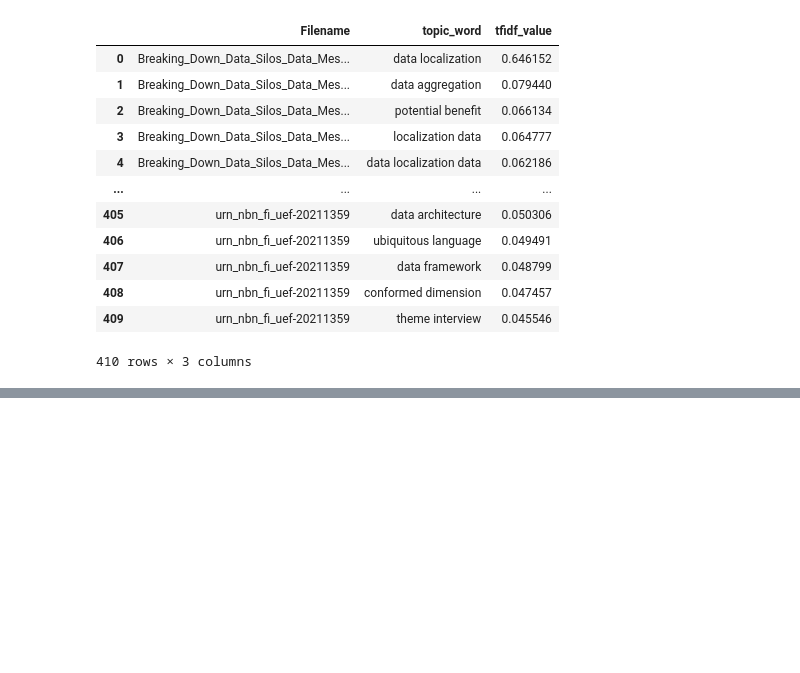
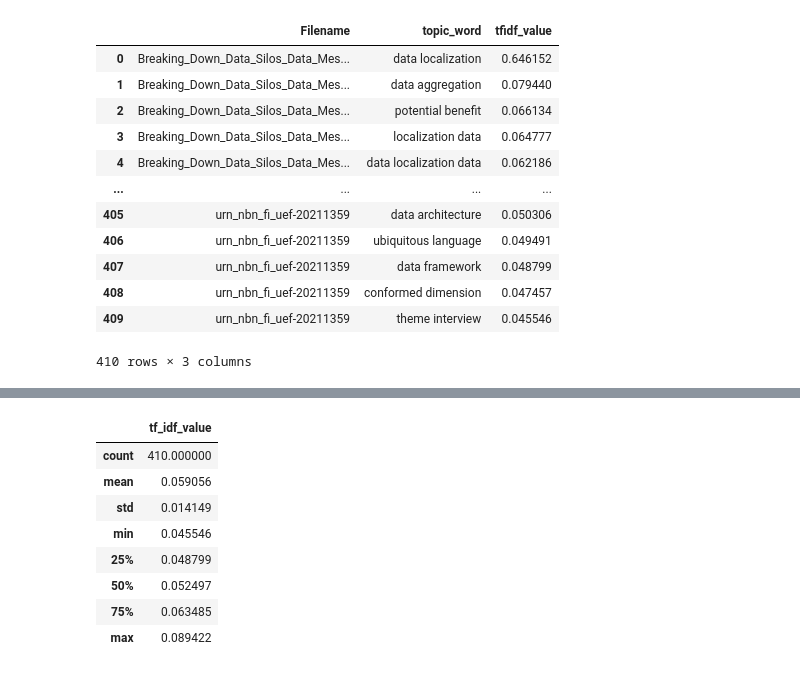
Before and after one commit to clumsyspeedboat/data_mesh_topics_and_sentiment, a Jupyter notebook: 03_Topic_modeling_lda.ipynb, the cells around one changed output, grey strips where cells are left out. Cells and saved outputs as stored; diff of their text form; code cells hidden in the pictures; blank space fills up the shorter version.

```diff
--- a/03_Topic_modeling_lda.ipynb
+++ b/03_Topic_modeling_lda.ipynb
@@ -378,6 +383,18 @@ result_df_publisher_2
 | 408 | miscellaneous | conformed dimension | 0.047457 |
 | 409 | miscellaneous | theme interview | 0.045546 |
 410 rows × 3 columns
+# %%
+result_df_publisher_2.describe()
+# %% [output]
+|  | tf_idf_value |
+| count | 410.000000 |
+| mean | 0.059056 |
+| std | 0.014149 |
+| min | 0.045546 |
+| 25% | 0.048799 |
+| 50% | 0.052497 |
+| 75% | 0.063485 |
+| max | 0.089422 |
 # %%
 # Select the top terms for each PDF
 top_terms_df_2 = result_df_publisher_2.groupby('Publisher').head(10)
```
Also changed, not shown: parts of 9 cells of this notebook, 9 other files.
